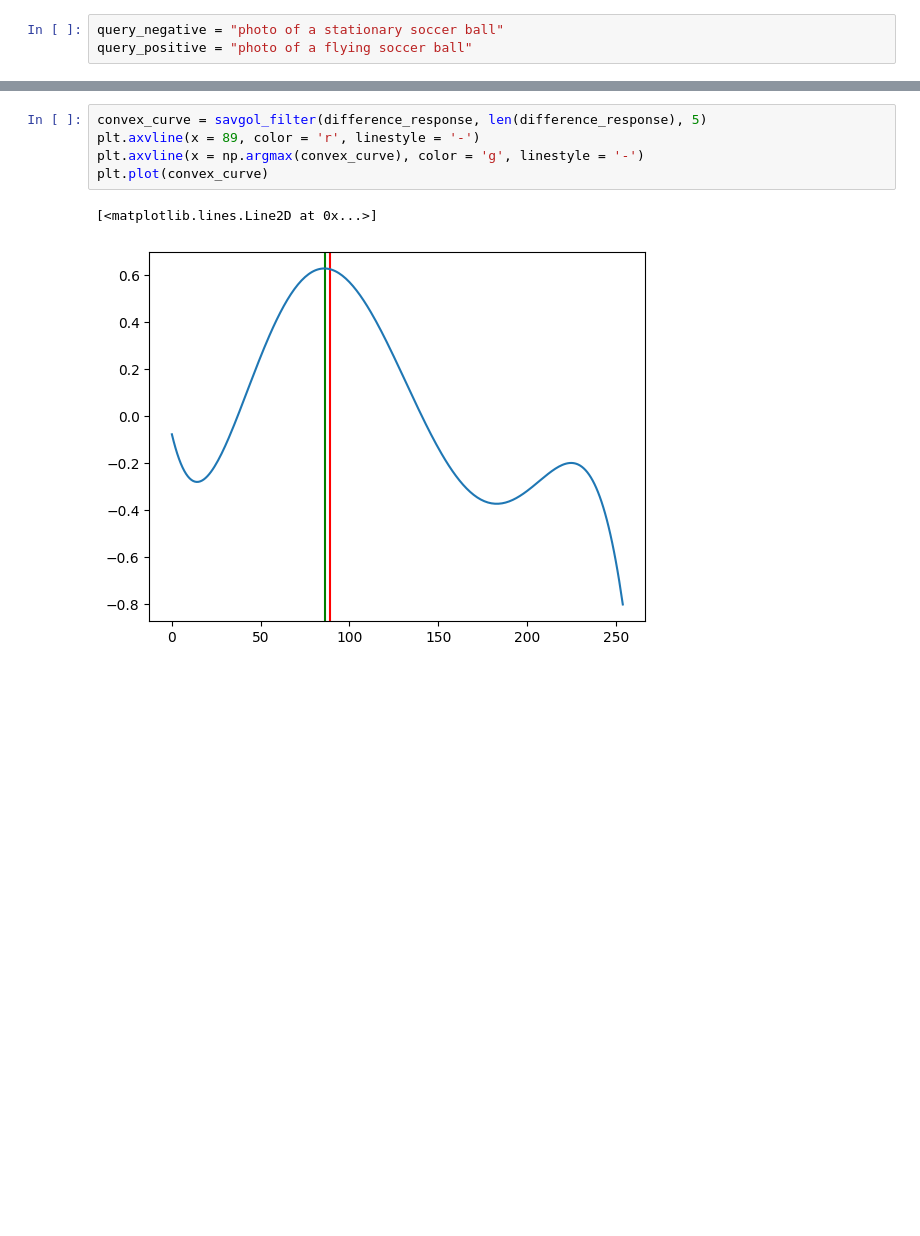
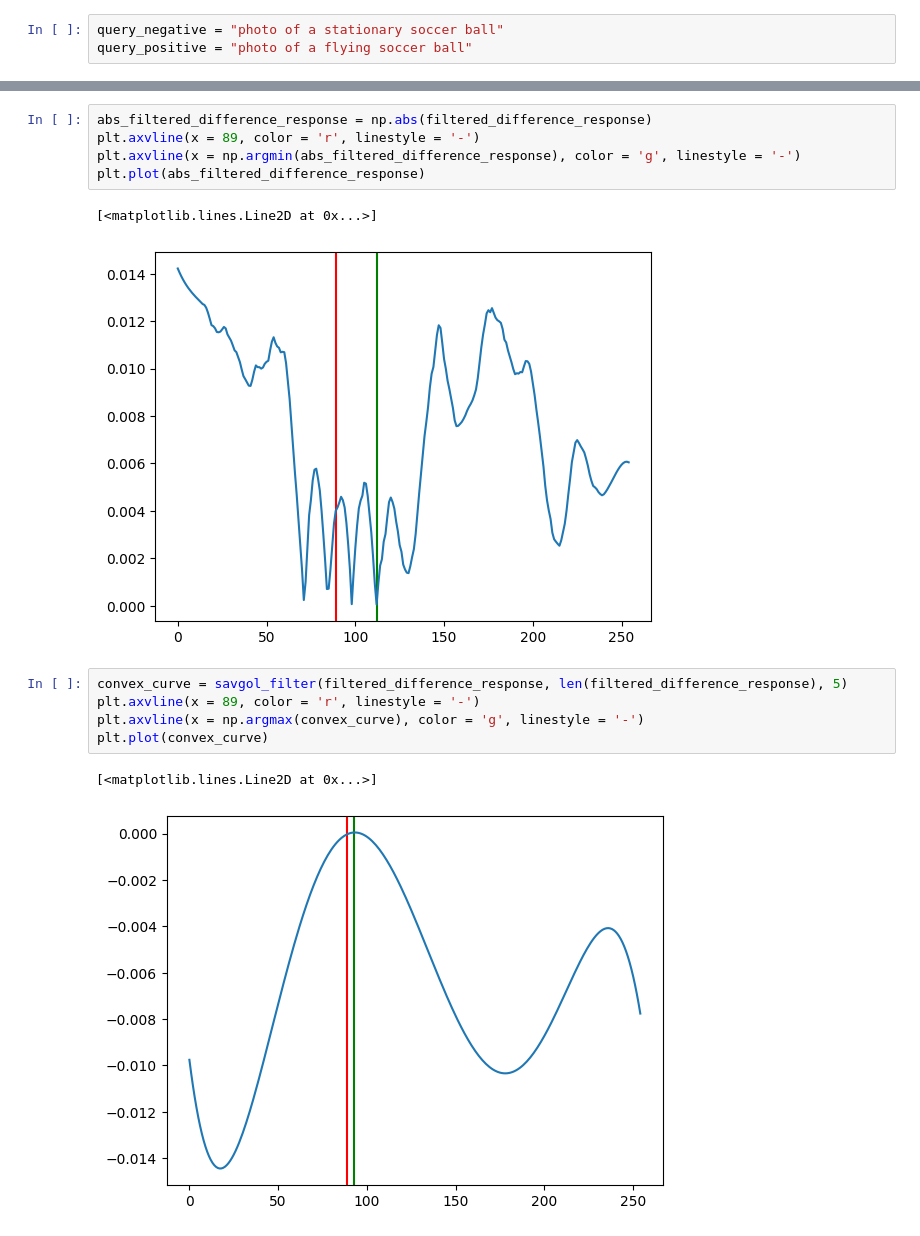
Before and after one commit to The-Jacob-Lopez/UnsupervisedSurgery, a Jupyter notebook: UnsupervisedSurgery/experiments/clip_video_response.ipynb, the cells around one changed output, grey strips where cells are left out. Drawn from its saved outputs; the diff is of its cells as text; blank space fills up the shorter version.

```diff
--- a/UnsupervisedSurgery/experiments/clip_video_response.ipynb
+++ b/UnsupervisedSurgery/experiments/clip_video_response.ipynb
@@ -45,8 +66,16 @@ plt.plot(difference_response)
+# %%
+abs_filtered_difference_response = np.abs(filtered_difference_response)
+plt.axvline(x = 89, color = 'r', linestyle = '-')
+plt.axvline(x = np.argmin(abs_filtered_difference_response), color = 'g', linestyle = '-')
+plt.plot(abs_filtered_difference_response)
+# %% [output]
+[<matplotlib.lines.Line2D at 0x...>]
+[figure, added]
 # %%
-convex_curve = savgol_filter(difference_response, len(difference_response), 5)
+convex_curve = savgol_filter(filtered_difference_response, len(filtered_difference_response), 5)
 plt.axvline(x = 89, color = 'r', linestyle = '-')
 plt.axvline(x = np.argmax(convex_curve), color = 'g', linestyle = '-')
 plt.plot(convex_curve)
 # %% [output]
 [<matplotlib.lines.Line2D at 0x...>]
-[figure, old version]
+[figure, new version]
```
Also changed, not shown: parts of 8 cells of this notebook, 6 other files.
